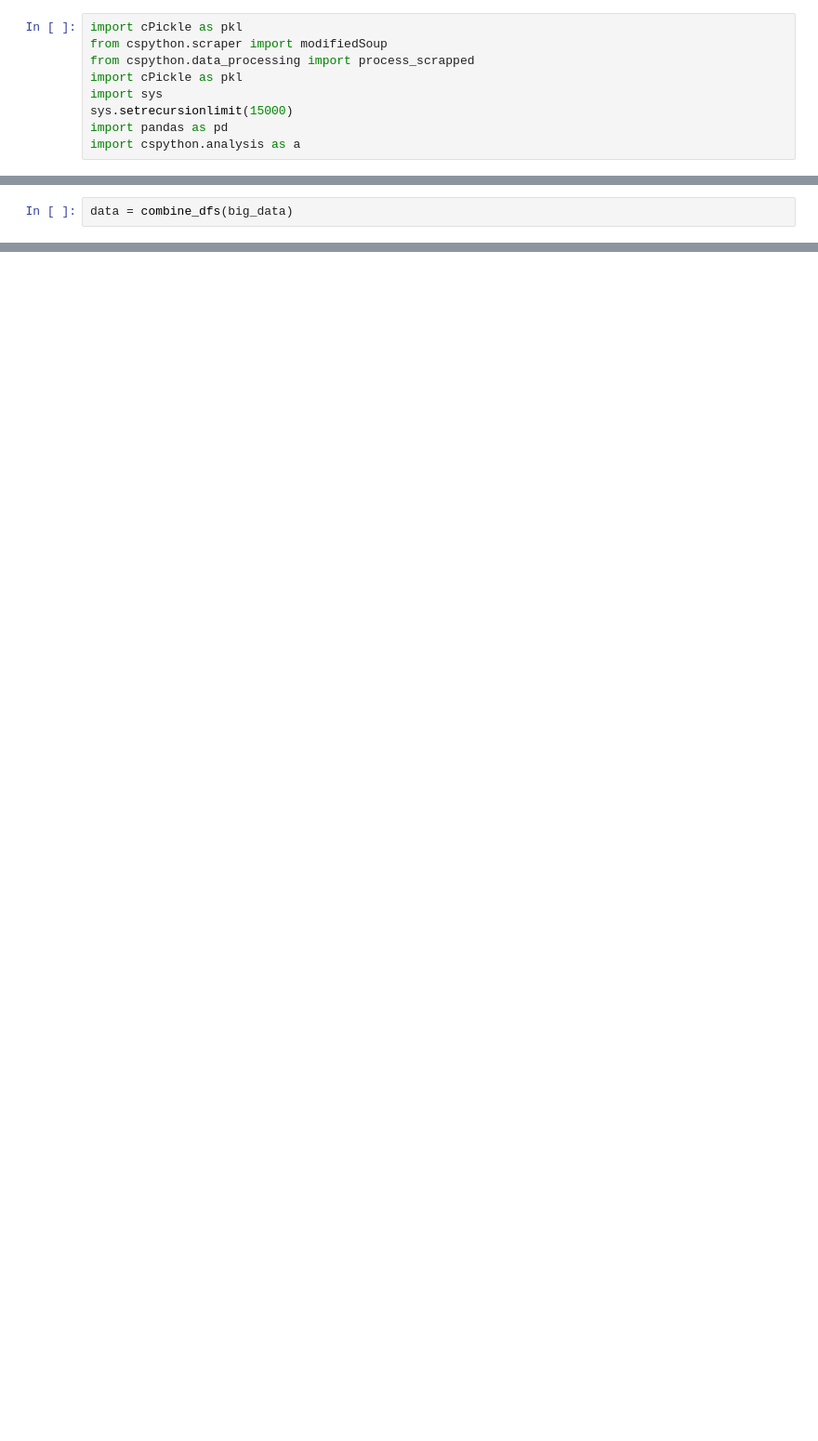
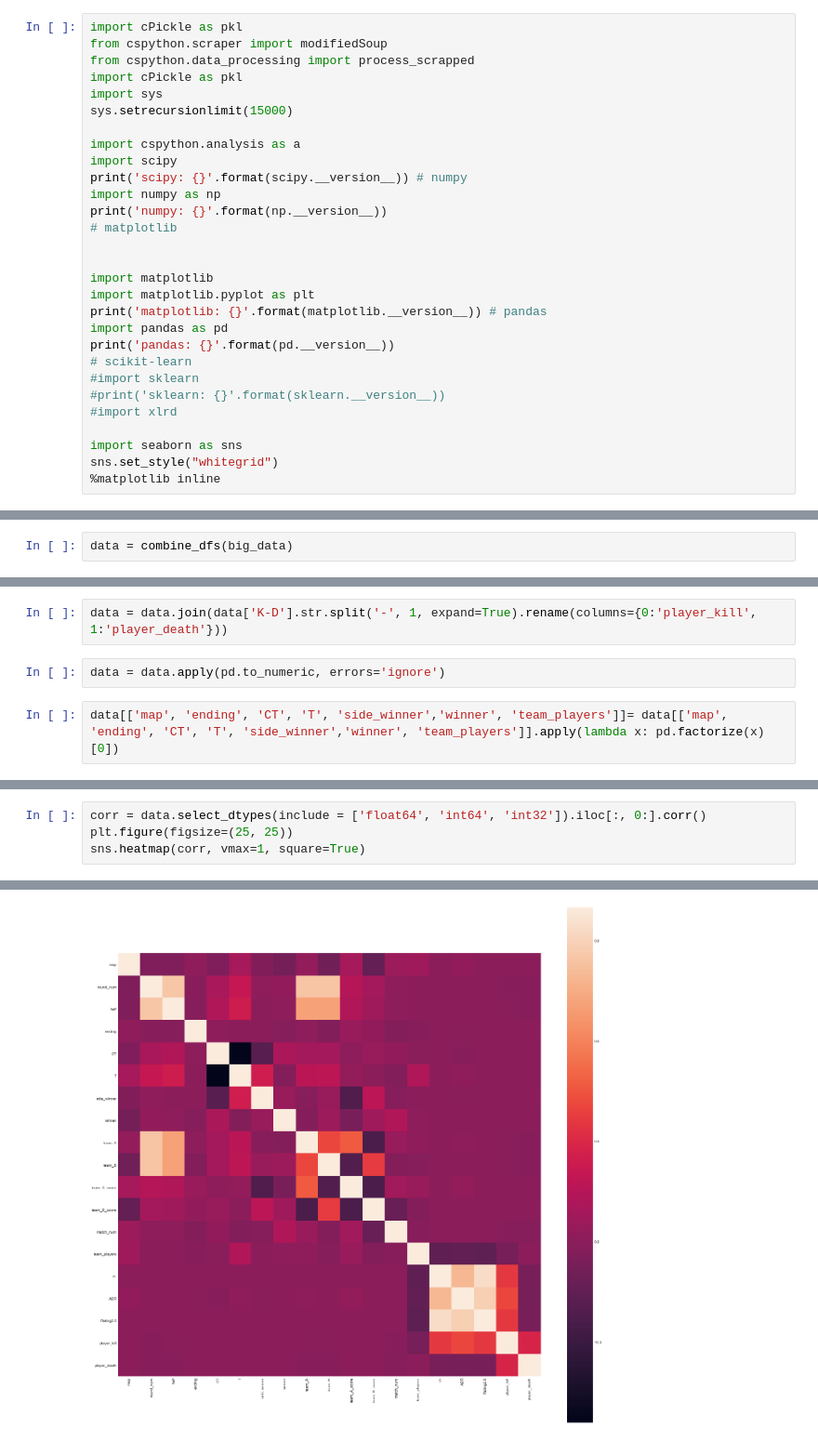
Before and after one commit to mck619/CS_project, a Jupyter notebook: notebooks/John Predicting Wins.ipynb, the cells around one changed output, grey strips where cells are left out. Shown at 93% size. Drawn from its saved outputs; the diff is of its cells as text; blank space fills up the shorter version.

```diff
--- a/notebooks/John Predicting Wins.ipynb
+++ b/notebooks/John Predicting Wins.ipynb
@@ -5,5 +5,25 @@ from cspython.data_processing import process_scrapped
 import cPickle as pkl
 import sys
 sys.setrecursionlimit(15000)
+
+import cspython.analysis as a
+import scipy
+print('scipy: {}'.format(scipy.__version__)) # numpy
+import numpy as np
+print('numpy: {}'.format(np.__version__))
+# matplotlib
+
+
+import matplotlib
+import matplotlib.pyplot as plt
+print('matplotlib: {}'.format(matplotlib.__version__)) # pandas
 import pandas as pd
-import cspython.analysis as a
+print('pandas: {}'.format(pd.__version__))
+# scikit-learn
+#import sklearn
+#print('sklearn: {}'.format(sklearn.__version__))
+#import xlrd
+
+import seaborn as sns
+sns.set_style("whitegrid")
+%matplotlib inline
@@ -84,0 +117,6 @@ def merge_scoreboards(series_data_mo, series_data):
+# %%
+data = data.join(data['K-D'].str.split('-', 1, expand=True).rename(columns={0:'player_kill', 1:'player_death'}))
+# %%
+data = data.apply(pd.to_numeric, errors='ignore')
+# %%
+data[['map', 'ending', 'CT', 'T', 'side_winner','winner', 'team_players']]= data[['map', 'ending', 'CT', 'T', 'side_winner','winner', 'team_players']].apply(lambda x: pd.factorize(x)[0])
@@ -84,0 +143,5 @@ def merge_scoreboards(series_data_mo, series_data):
+# %%
+corr = data.select_dtypes(include = ['float64', 'int64', 'int32']).iloc[:, 0:].corr()
+plt.figure(figsize=(25, 25))
+sns.heatmap(corr, vmax=1, square=True)
+# %% [output]
@@ -84,0 +149 @@ def merge_scoreboards(series_data_mo, series_data):
+[figure, added]
```
Also changed, not shown: parts of 14 cells of this notebook.
